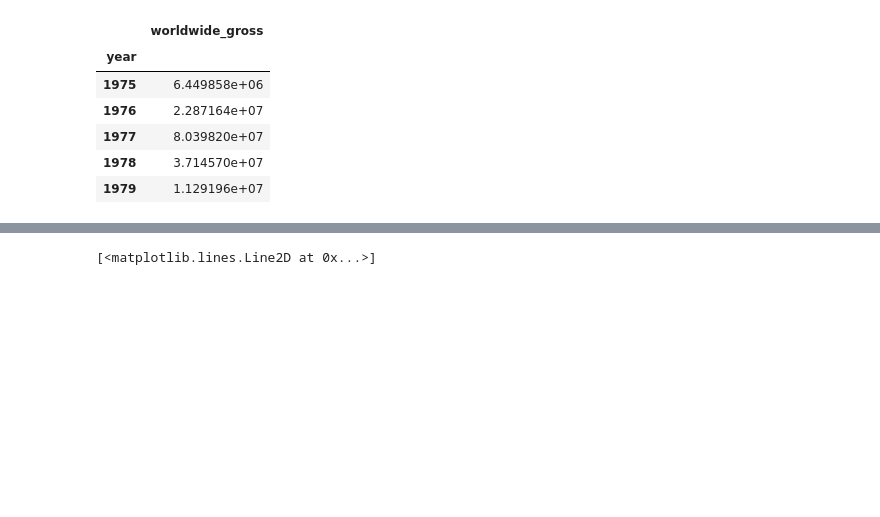
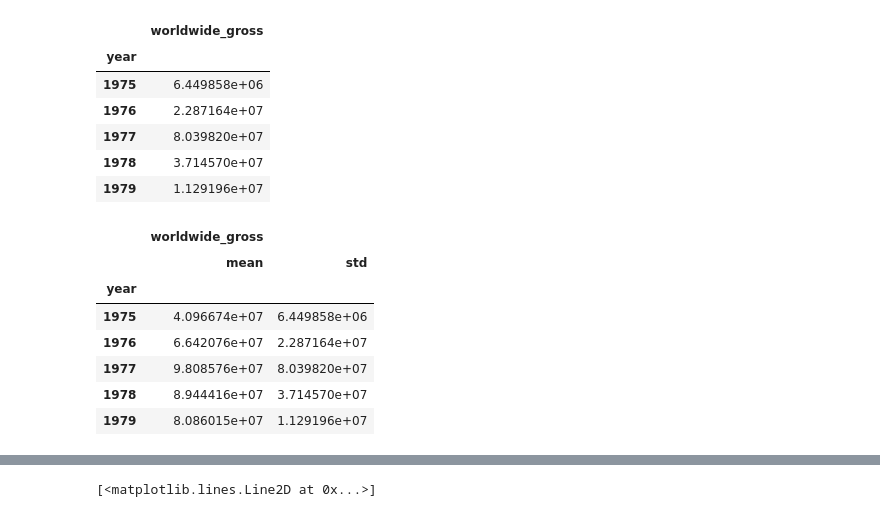
Before and after one commit to petim0/ADA2023, a Jupyter notebook: Exercises/02 - Data viz and data from the web/Becoming a DataVizard exercise.ipynb, the cells around one changed output, grey strips where cells are left out. Saved outputs shown, nothing was run; the diff lists cells and outputs as text; code cells hidden in the pictures; blank space fills up the shorter version.

```diff
--- a/Exercises/02 - Data viz and data from the web/Becoming a DataVizard exercise.ipynb
+++ b/Exercises/02 - Data viz and data from the web/Becoming a DataVizard exercise.ipynb
@@ -211,6 +201,18 @@ wwG_std_per_year.head()
 | 1977 | 8.039820e+07 |
 | 1978 | 3.714570e+07 |
 | 1979 | 1.129196e+07 |
+# %%
+wwG_mean_std_per_year_2 = movies.groupby("year").agg({"worldwide_gross": ["mean", "std"]})
+wwG_mean_std_per_year_2.head()
+# %% [output]
+|  | worldwide_gross |  |
+|  | mean | std |
+| year |  |  |
+| 1975 | 4.096674e+07 | 6.449858e+06 |
+| 1976 | 6.642076e+07 | 2.287164e+07 |
+| 1977 | 9.808576e+07 | 8.039820e+07 |
+| 1978 | 8.944416e+07 | 3.714570e+07 |
+| 1979 | 8.086015e+07 | 1.129196e+07 |
 # %%
 # Write your code to make plot with errorbars here
 plt.errorbar(wwG_mean_per_year.index, wwG_mean_per_year.worldwide_gross, yerr=wwG_std_per_year.worldwide_gross)
```
Also changed, not shown: parts of 7 cells of this notebook, 2 other files.
